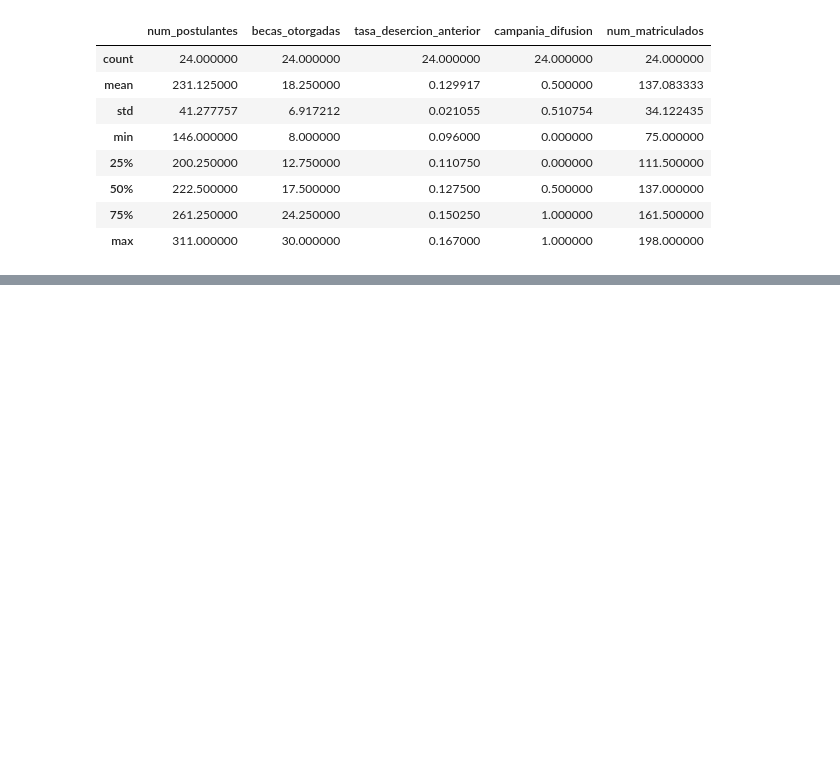
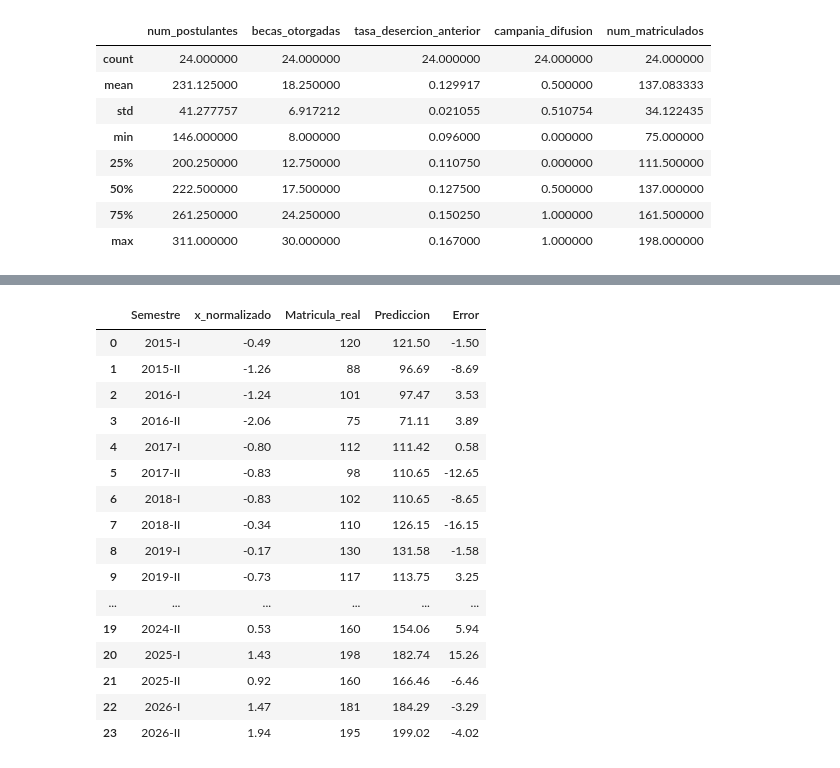
Before and after one commit to DheanFernandez/IS484_Fernandez_lab3, a Jupyter notebook: IS484_Lab03_Fernandez.ipynb, the cells around one changed output, grey strips where cells are left out. Saved outputs shown, nothing was run; the diff lists cells and outputs as text; code cells hidden in the pictures; blank space fills up the shorter version.

```diff
--- a/IS484_Lab03_Fernandez.ipynb
+++ b/IS484_Lab03_Fernandez.ipynb
@@ -52,0 +77,44 @@ matricula.describe()
+# %%
+postulantes = matricula["num_postulantes"]
+
+# Normalización
+postulantes_norm = (postulantes - postulantes.mean()) / postulantes.std()
+
+# Parámetros del modelo
+w = 32
+b = 137.1
+
+# Predicción
+prediccion = w * postulantes_norm + b
+
+# Error = valor real - valor predicho
+error = matricula["num_matriculados"] - prediccion
+
+# Tabla de resultados
+tabla_error = pd.DataFrame({
+    "Semestre": matricula["semestre"],
+    "x_normalizado": postulantes_norm.round(2),
+    "Matricula_real": matricula["num_matriculados"],
+    "Prediccion": prediccion.round(2),
+    "Error": error.round(2)
+})
+
+tabla_error
+# %% [output]
+|  | Semestre | x_normalizado | Matricula_real | Prediccion | Error |
+| 0 | 2015-I | -0.49 | 120 | 121.50 | -1.50 |
+| 1 | 2015-II | -1.26 | 88 | 96.69 | -8.69 |
+| 2 | 2016-I | -1.24 | 101 | 97.47 | 3.53 |
+| 3 | 2016-II | -2.06 | 75 | 71.11 | 3.89 |
+| 4 | 2017-I | -0.80 | 112 | 111.42 | 0.58 |
+| 5 | 2017-II | -0.83 | 98 | 110.65 | -12.65 |
+| 6 | 2018-I | -0.83 | 102 | 110.65 | -8.65 |
+| 7 | 2018-II | -0.34 | 110 | 126.15 | -16.15 |
+| 8 | 2019-I | -0.17 | 130 | 131.58 | -1.58 |
+| 9 | 2019-II | -0.73 | 117 | 113.75 | 3.25 |
+| ... | ... | ... | ... | ... | ... |
+| 19 | 2024-II | 0.53 | 160 | 154.06 | 5.94 |
+| 20 | 2025-I | 1.43 | 198 | 182.74 | 15.26 |
+| 21 | 2025-II | 0.92 | 160 | 166.46 | -6.46 |
+| 22 | 2026-I | 1.47 | 181 | 184.29 | -3.29 |
+| 23 | 2026-II | 1.94 | 195 | 199.02 | -4.02 |
```
Also changed, not shown: parts of 9 cells of this notebook.
